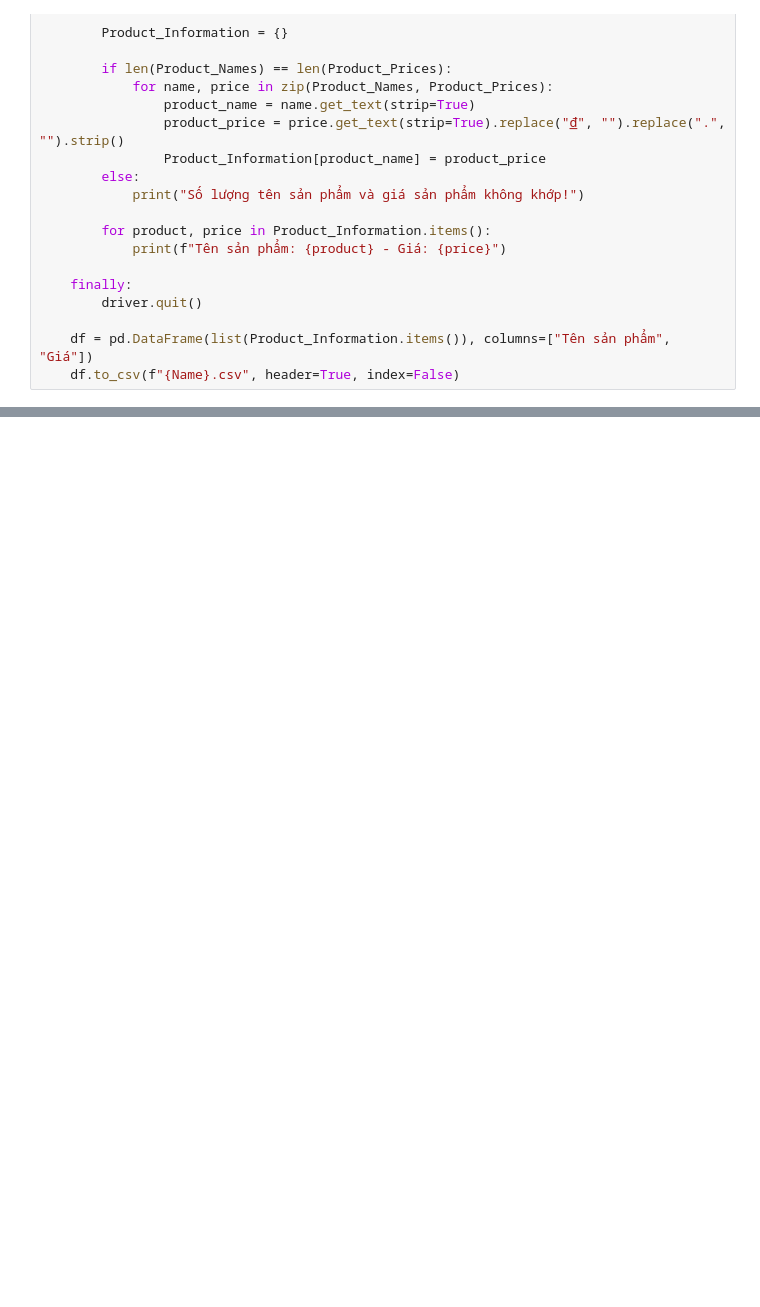
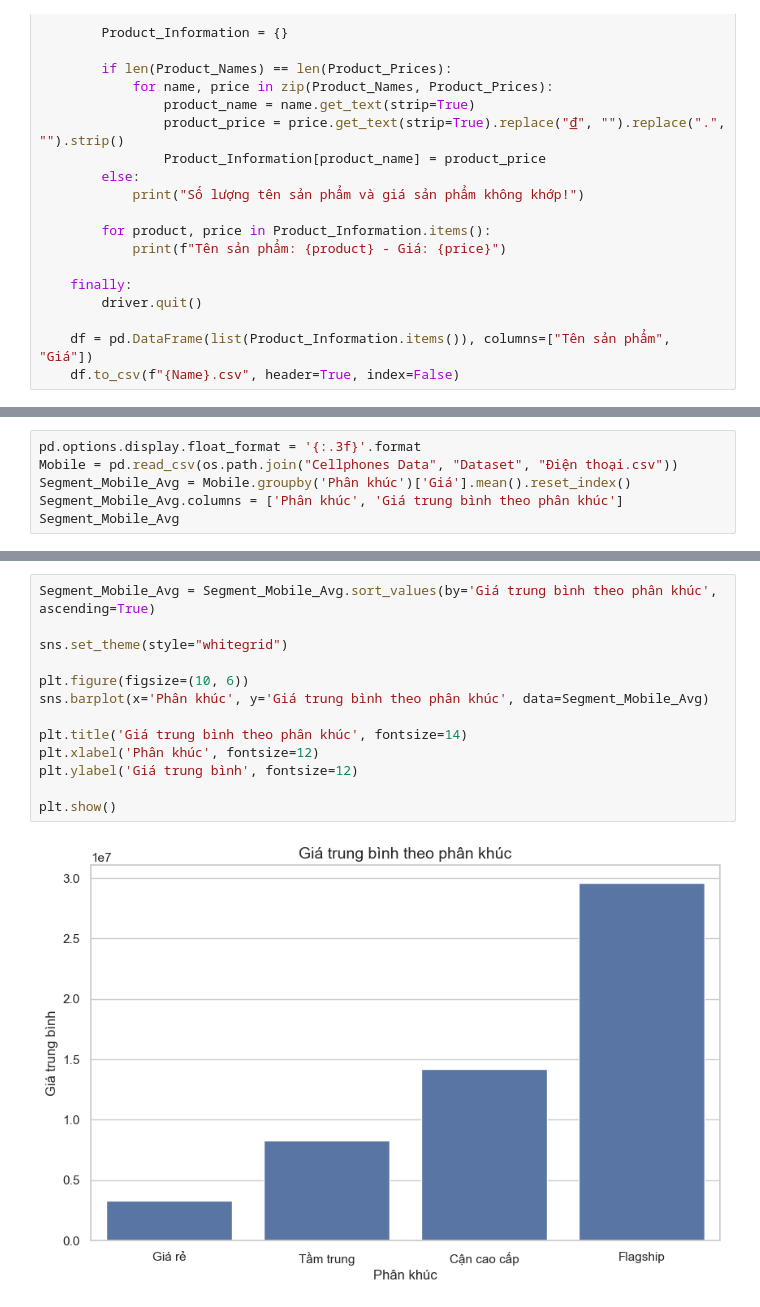
Before and after one commit to onsra520/Electronic-Products-Price-Analytics, a Jupyter notebook: Electronic Products Price Analytics.ipynb, the cells around one changed output, grey strips where cells are left out. Saved outputs shown, nothing was run; the diff lists cells and outputs as text; blank space fills up the shorter version.

```diff
--- a/Electronic Products Price Analytics.ipynb
+++ b/Electronic Products Price Analytics.ipynb
@@ -128,0 +163,6 @@ Data_Cleaning()
+# %%
+pd.options.display.float_format = '{:.3f}'.format
+Mobile = pd.read_csv(os.path.join("Cellphones Data", "Dataset", "Điện thoại.csv"))
+Segment_Mobile_Avg = Mobile.groupby('Phân khúc')['Giá'].mean().reset_index()
+Segment_Mobile_Avg.columns = ['Phân khúc', 'Giá trung bình theo phân khúc']
+Segment_Mobile_Avg
@@ -128,0 +175,15 @@ Data_Cleaning()
+# %%
+Segment_Mobile_Avg = Segment_Mobile_Avg.sort_values(by='Giá trung bình theo phân khúc', ascending=True)
+
+sns.set_theme(style="whitegrid")
+
+plt.figure(figsize=(10, 6))
+sns.barplot(x='Phân khúc', y='Giá trung bình theo phân khúc', data=Segment_Mobile_Avg)
+
+plt.title('Giá trung bình theo phân khúc', fontsize=14)
+plt.xlabel('Phân khúc', fontsize=12)
+plt.ylabel('Giá trung bình', fontsize=12)
+
+plt.show()
+# %% [output]
+[figure, added]
```
Also changed, not shown: parts of 6 cells of this notebook, 16 other files.
